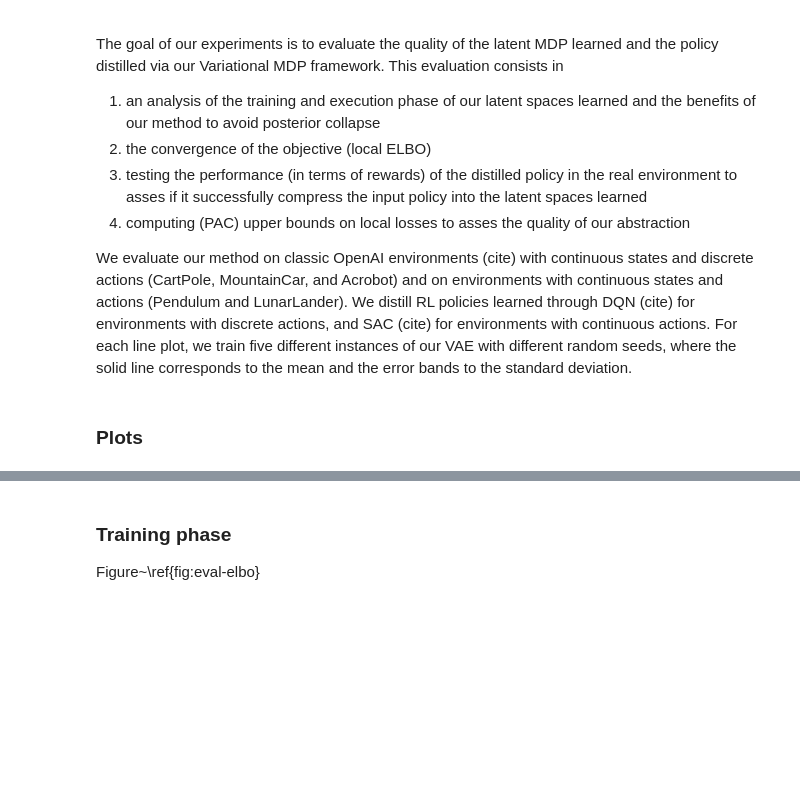
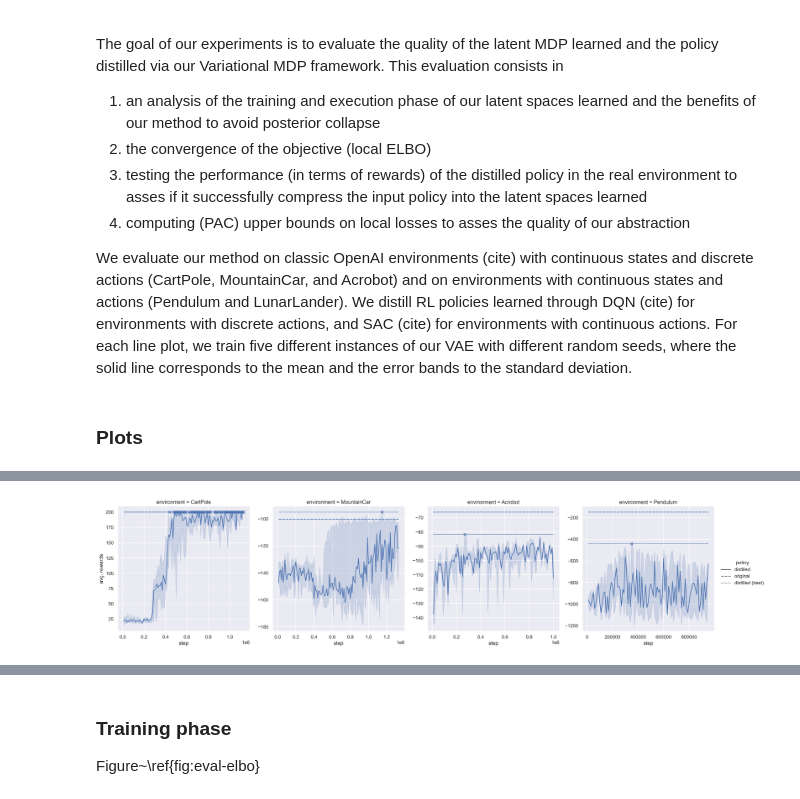
Before and after one commit to florentdelgrange/vae_mdp, a Jupyter notebook: evaluation/notebook.ipynb, the cells around one changed output, grey strips where cells are left out. Cells and saved outputs as stored; diff of their text form; code cells hidden in the pictures; blank space fills up the shorter version.

```diff
--- a/evaluation/notebook.ipynb
+++ b/evaluation/notebook.ipynb
@@ -104,17 +116,21 @@ tikzplotlib.save("encoder_entropy.tex")
 # %%
 importlib.reload(log_files)
 
-log_files.plot_policy_evaluation(
+g = log_files.plot_policy_evaluation(
     df,
     plot_best=True,
     original_policy_expected_rewards={
         'CartPole': 200,
         'MountainCar': -100.2,
         'Acrobot': -66.2,
         'Pendulum': -149.77565,
     },
     compare_environments=True,
     aspect=1,
-    relplot=True)
+    relplot=True,
+    estimator='median')
+
 
 tikzplotlib.save("eval_policy.tex")
+# %% [output]
+[figure, added]
```
Also changed, not shown: parts of 9 cells of this notebook.
